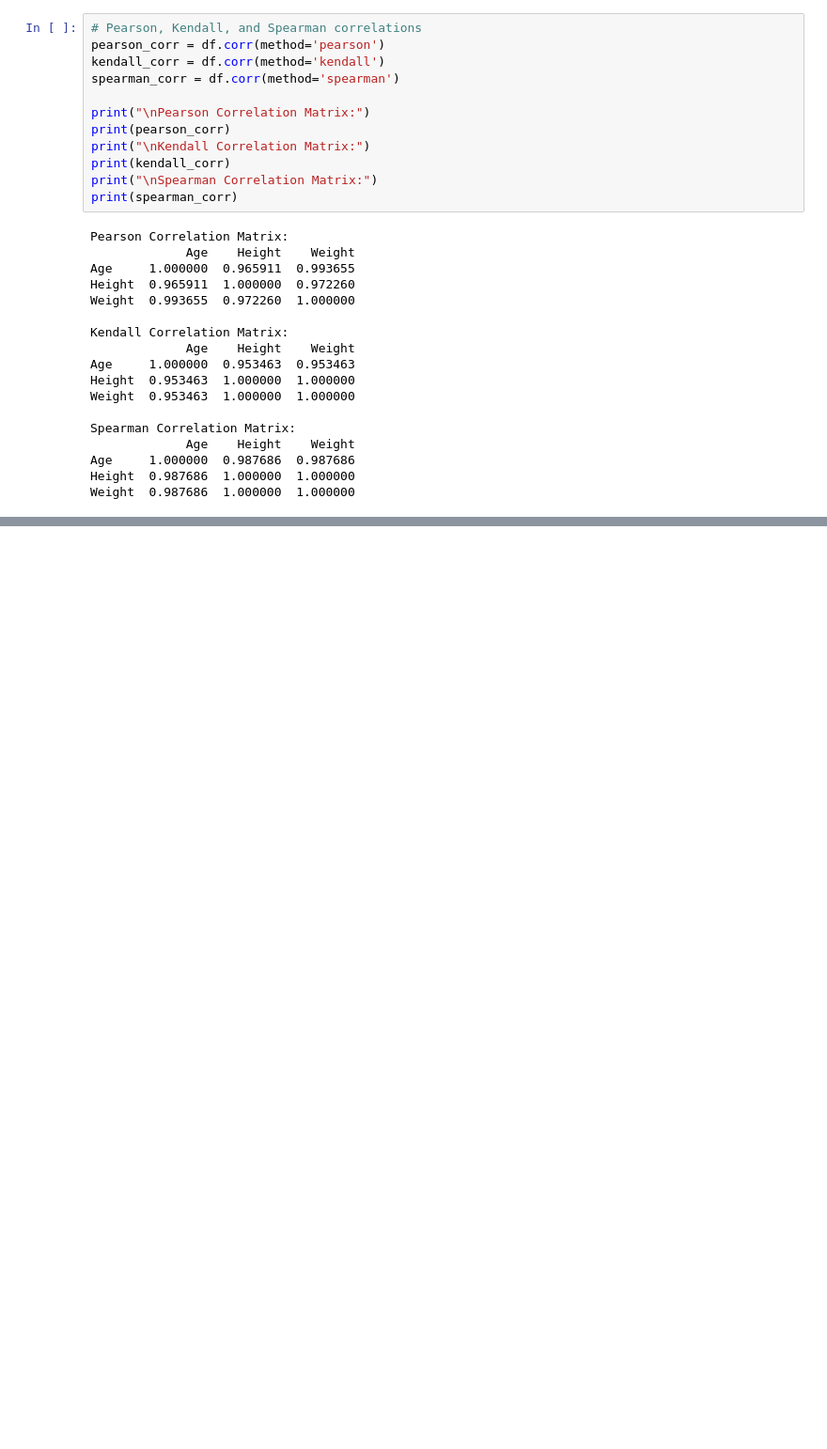
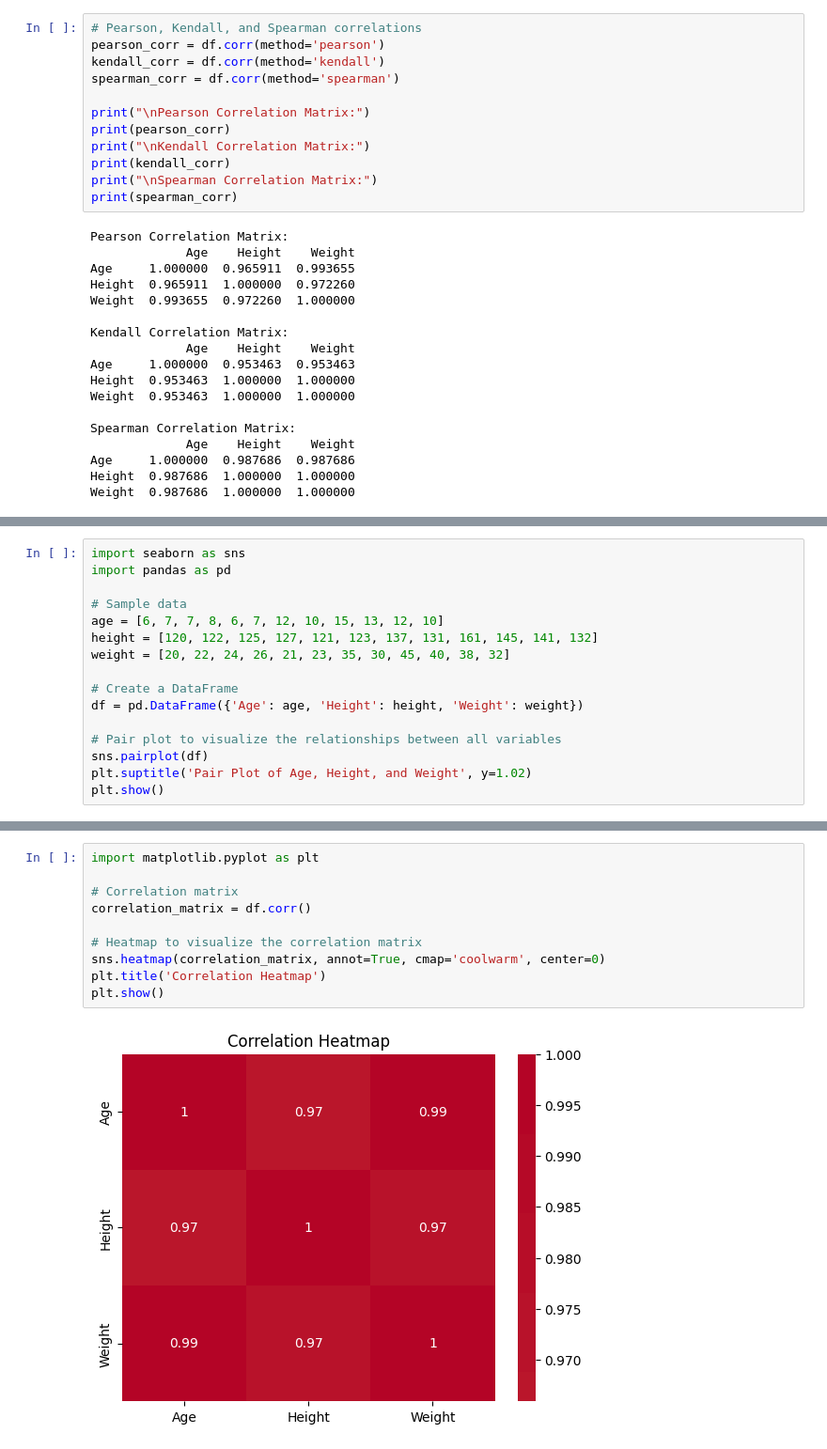
Before and after one commit to r4coder/DA, a Jupyter notebook: DA.ipynb, the cells around one changed output, grey strips where cells are left out. Shown at 94% size. Drawn from its saved outputs; the diff is of its cells as text; blank space fills up the shorter version.

```diff
--- a/DA.ipynb
+++ b/DA.ipynb
@@ -1087,0 +1090,16 @@ Weight  0.987686  1.000000  1.000000
+# %%
+import seaborn as sns
+import pandas as pd
+
+# Sample data
+age = [6, 7, 7, 8, 6, 7, 12, 10, 15, 13, 12, 10]
+height = [120, 122, 125, 127, 121, 123, 137, 131, 161, 145, 141, 132]
+weight = [20, 22, 24, 26, 21, 23, 35, 30, 45, 40, 38, 32]
+
+# Create a DataFrame
+df = pd.DataFrame({'Age': age, 'Height': height, 'Weight': weight})
+
+# Pair plot to visualize the relationships between all variables
+sns.pairplot(df)
+plt.suptitle('Pair Plot of Age, Height, and Weight', y=1.02)
+plt.show()
@@ -1087,0 +1108,12 @@ Weight  0.987686  1.000000  1.000000
+# %%
+import matplotlib.pyplot as plt
+
+# Correlation matrix
+correlation_matrix = df.corr()
+
+# Heatmap to visualize the correlation matrix
+sns.heatmap(correlation_matrix, annot=True, cmap='coolwarm', center=0)
+plt.title('Correlation Heatmap')
+plt.show()
+# %% [output]
+[figure, added]
```
Also changed, not shown: parts of 6 cells of this notebook.
